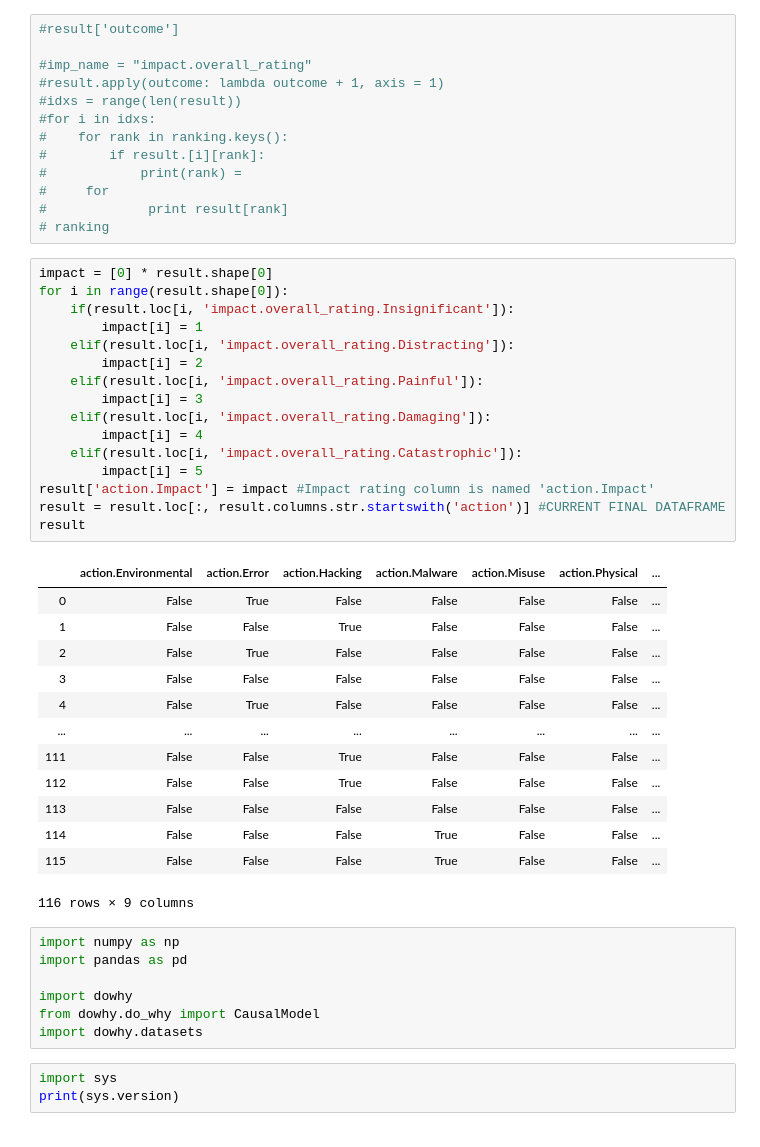
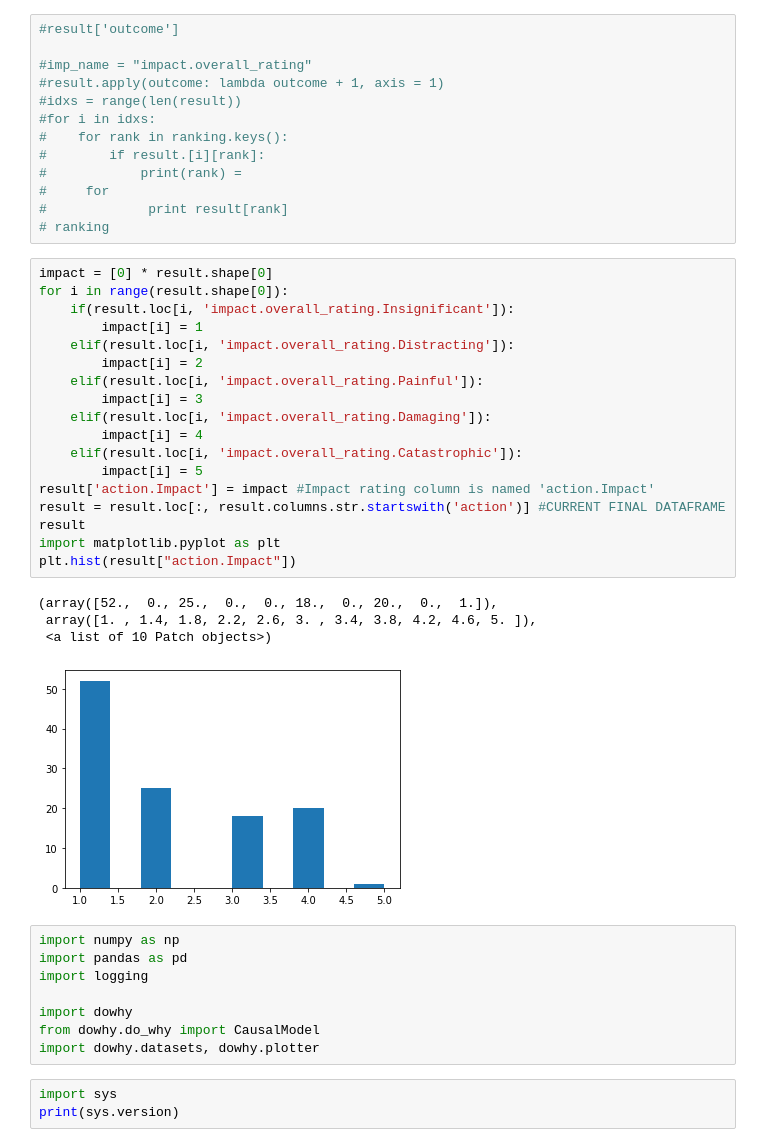
Before and after one commit to ethanpaek/CloudBleed_Project_2019, a Jupyter notebook: vcdb_parse.ipynb, the cells around one changed output. Cells and saved outputs as stored; diff of their text form.

```diff
--- a/vcdb_parse.ipynb
+++ b/vcdb_parse.ipynb
@@ -200,40 +205,34 @@ Name: 115, dtype: bool)
 # %%
 impact = [0] * result.shape[0]
 for i in range(result.shape[0]):
     if(result.loc[i, 'impact.overall_rating.Insignificant']):
         impact[i] = 1
     elif(result.loc[i, 'impact.overall_rating.Distracting']):
         impact[i] = 2
     elif(result.loc[i, 'impact.overall_rating.Painful']):
         impact[i] = 3
     elif(result.loc[i, 'impact.overall_rating.Damaging']):
         impact[i] = 4
     elif(result.loc[i, 'impact.overall_rating.Catastrophic']):
         impact[i] = 5
 result['action.Impact'] = impact #Impact rating column is named 'action.Impact'
 result = result.loc[:, result.columns.str.startswith('action')] #CURRENT FINAL DATAFRAME
 result
+import matplotlib.pyplot as plt
+plt.hist(result["action.Impact"])
 # %% [output]
-|  | action.Environmental | action.Error | action.Hacking | action.Malware | action.Misuse | action.Physical | ... |
-| 0 | False | True | False | False | False | False | ... |
-| 1 | False | False | True | False | False | False | ... |
-| 2 | False | True | False | False | False | False | ... |
-| 3 | False | False | False | False | False | False | ... |
-| 4 | False | True | False | False | False | False | ... |
-| ... | ... | ... | ... | ... | ... | ... | ... |
-| 111 | False | False | True | False | False | False | ... |
-| 112 | False | False | True | False | False | False | ... |
-| 113 | False | False | False | False | False | False | ... |
-| 114 | False | False | False | True | False | False | ... |
-| 115 | False | False | False | True | False | False | ... |
-116 rows × 9 columns
+(array([52.,  0., 25.,  0.,  0., 18.,  0., 20.,  0.,  1.]),
+ array([1. , 1.4, 1.8, 2.2, 2.6, 3. , 3.4, 3.8, 4.2, 4.6, 5. ]),
+ <a list of 10 Patch objects>)
+[figure, added]
 # %%
 import numpy as np
 import pandas as pd
+import logging
 
 import dowhy
 from dowhy.do_why import CausalModel
-import dowhy.datasets
+import dowhy.datasets, dowhy.plotter
 # %%
 import sys
 print(sys.version)
```
Also changed, not shown: parts of 13 cells of this notebook.
